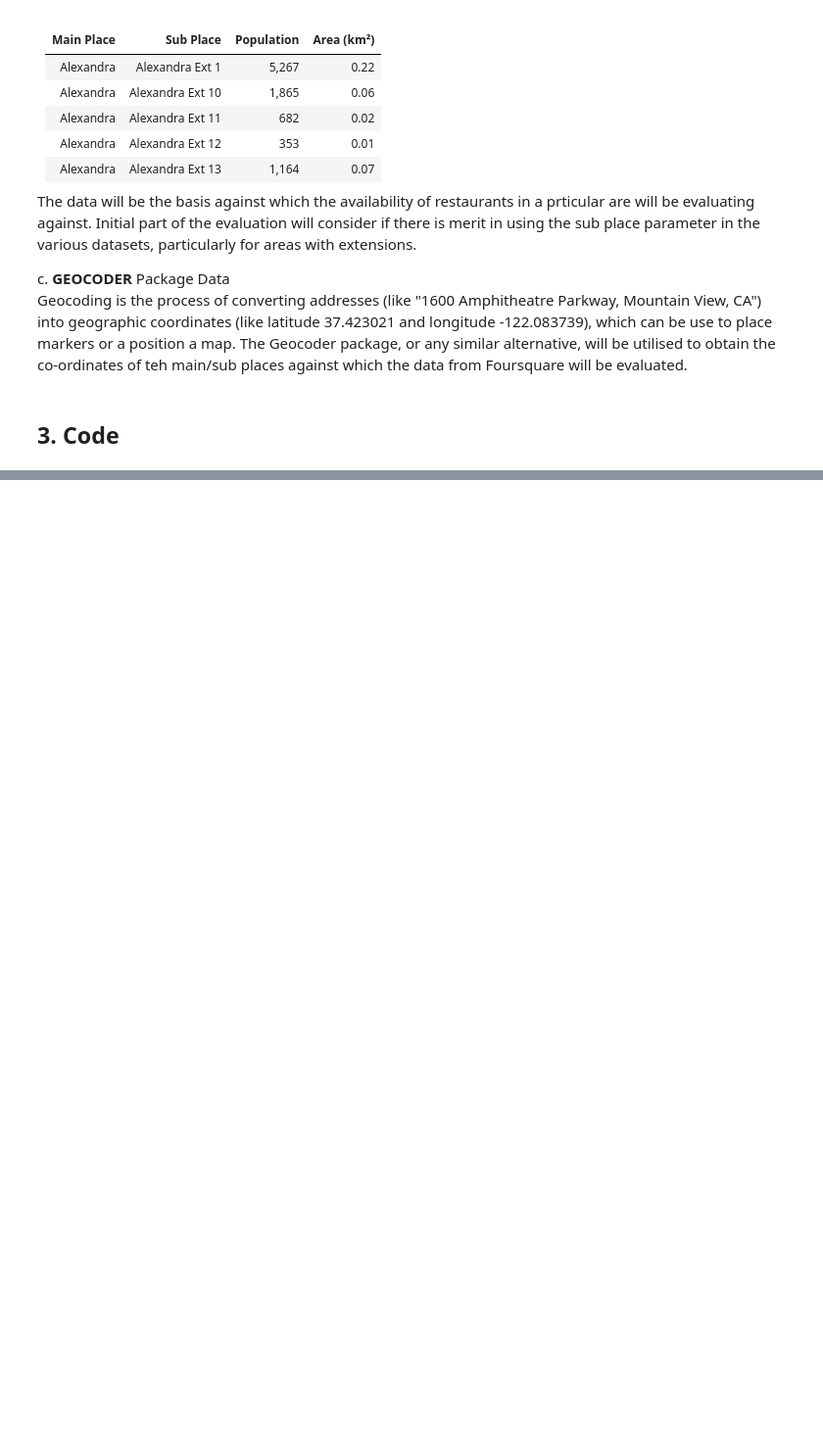
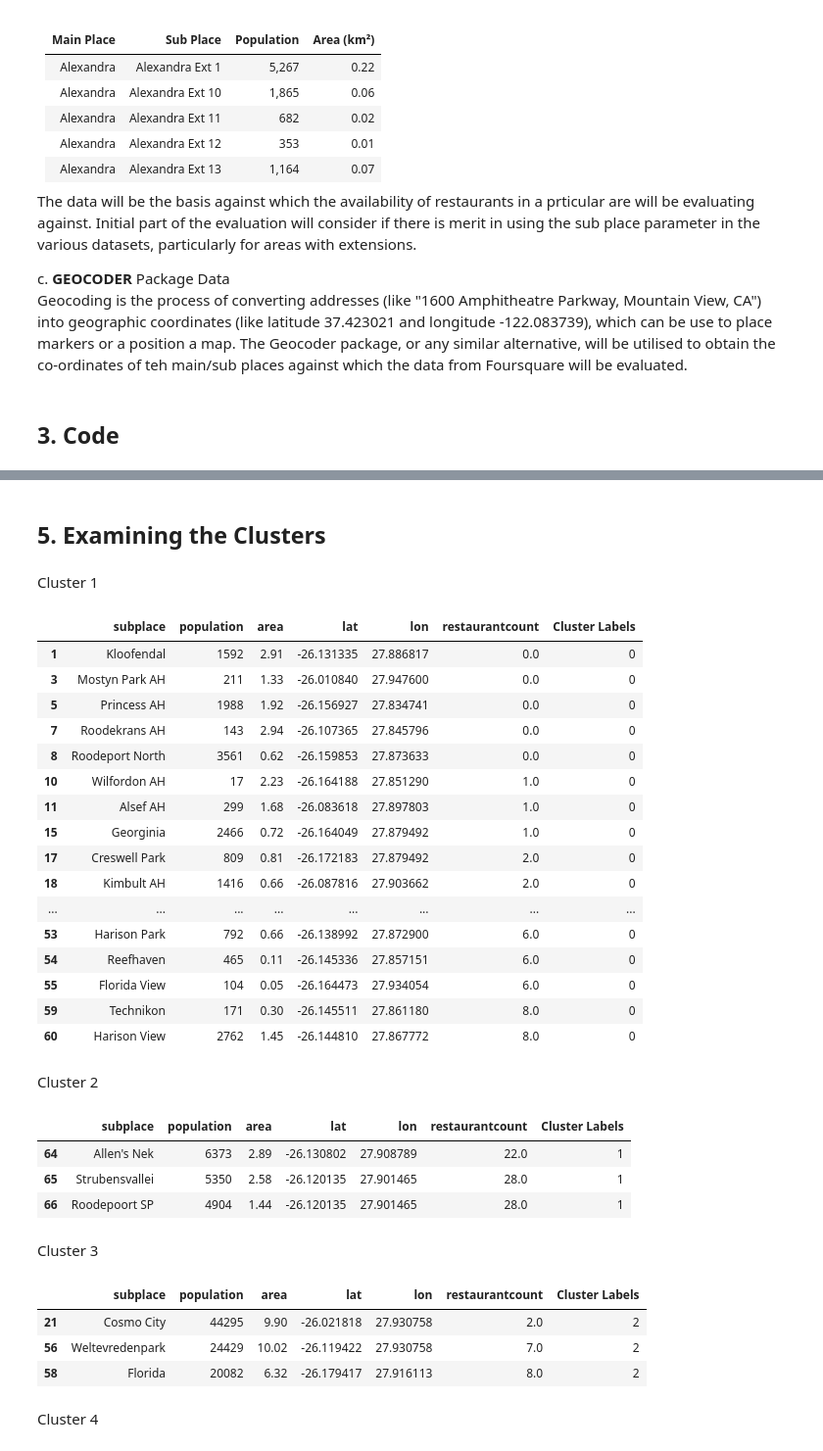
Before and after one commit to mthoencube/Coursera_Capstone, a Jupyter notebook: Capstone Project Notebook.ipynb, the cells around one changed output, grey strips where cells are left out. Shown at 98% size. Saved outputs shown, nothing was run; the diff lists cells and outputs as text; code cells hidden in the pictures; blank space fills up the shorter version.

```diff
--- a/Capstone Project Notebook.ipynb
+++ b/Capstone Project Notebook.ipynb
@@ -35,0 +670,44 @@ Geocoding is the process of converting addresses (like "1600 Amphitheatre Parkwa
+# %% [markdown]
+## 5. Examining the Clusters
+# %% [markdown]
+Cluster 1
+# %%
+final_df.loc[final_df['Cluster Labels'] == 0, final_df.columns[[1] + list(range(2, final_df.shape[1]))]]
+# %% [output]
+|  | subplace | population | area | lat | lon | restaurantcount | Cluster Labels |
+| 1 | Kloofendal | 1592 | 2.91 | -26.131335 | 27.886817 | 0.0 | 0 |
+| 3 | Mostyn Park AH | 211 | 1.33 | -26.010840 | 27.947600 | 0.0 | 0 |
+| 5 | Princess AH | 1988 | 1.92 | -26.156927 | 27.834741 | 0.0 | 0 |
+| 7 | Roodekrans AH | 143 | 2.94 | -26.107365 | 27.845796 | 0.0 | 0 |
+| 8 | Roodeport North | 3561 | 0.62 | -26.159853 | 27.873633 | 0.0 | 0 |
+| 10 | Wilfordon AH | 17 | 2.23 | -26.164188 | 27.851290 | 1.0 | 0 |
+| 11 | Alsef AH | 299 | 1.68 | -26.083618 | 27.897803 | 1.0 | 0 |
+| 15 | Georginia | 2466 | 0.72 | -26.164049 | 27.879492 | 1.0 | 0 |
+| 17 | Creswell Park | 809 | 0.81 | -26.172183 | 27.879492 | 2.0 | 0 |
+| 18 | Kimbult AH | 1416 | 0.66 | -26.087816 | 27.903662 | 2.0 | 0 |
+| ... | ... | ... | ... | ... | ... | ... | ... |
+| 53 | Harison Park | 792 | 0.66 | -26.138992 | 27.872900 | 6.0 | 0 |
+| 54 | Reefhaven | 465 | 0.11 | -26.145336 | 27.857151 | 6.0 | 0 |
+| 55 | Florida View | 104 | 0.05 | -26.164473 | 27.934054 | 6.0 | 0 |
+| 59 | Technikon | 171 | 0.30 | -26.145511 | 27.861180 | 8.0 | 0 |
+| 60 | Harison View | 2762 | 1.45 | -26.144810 | 27.867772 | 8.0 | 0 |
+# %% [markdown]
+Cluster 2
+# %%
+final_df.loc[final_df['Cluster Labels'] == 1, final_df.columns[[1] + list(range(2, final_df.shape[1]))]]
+# %% [output]
+|  | subplace | population | area | lat | lon | restaurantcount | Cluster Labels |
+| 64 | Allen's Nek | 6373 | 2.89 | -26.130802 | 27.908789 | 22.0 | 1 |
+| 65 | Strubensvallei | 5350 | 2.58 | -26.120135 | 27.901465 | 28.0 | 1 |
+| 66 | Roodepoort SP | 4904 | 1.44 | -26.120135 | 27.901465 | 28.0 | 1 |
+# %% [markdown]
+Cluster 3
+# %%
+final_df.loc[final_df['Cluster Labels'] == 2, final_df.columns[[1] + list(range(2, final_df.shape[1]))]]
+# %% [output]
+|  | subplace | population | area | lat | lon | restaurantcount | Cluster Labels |
+| 21 | Cosmo City | 44295 | 9.90 | -26.021818 | 27.930758 | 2.0 | 2 |
+| 56 | Weltevredenpark | 24429 | 10.02 | -26.119422 | 27.930758 | 7.0 | 2 |
+| 58 | Florida | 20082 | 6.32 | -26.179417 | 27.916113 | 8.0 | 2 |
+# %% [markdown]
+Cluster 4
```
Also changed, not shown: parts of 82 cells of this notebook.
